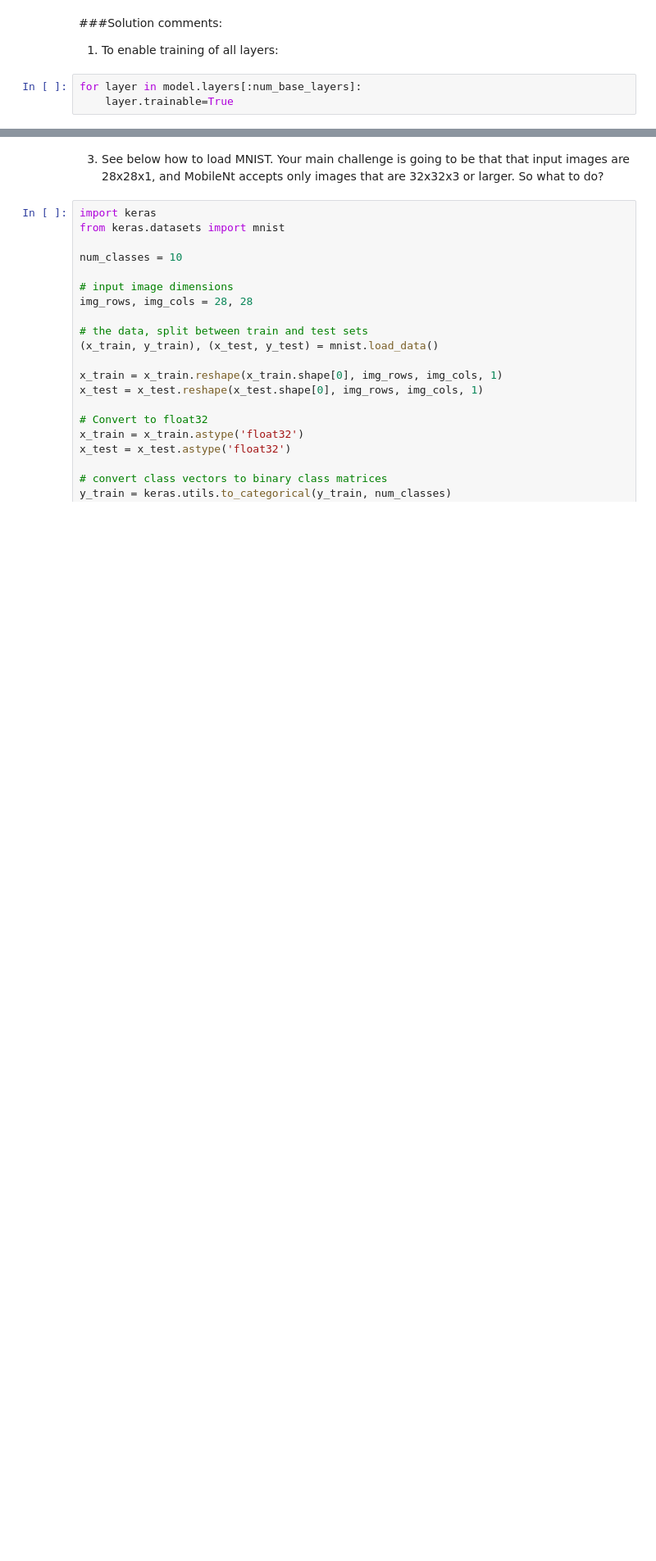
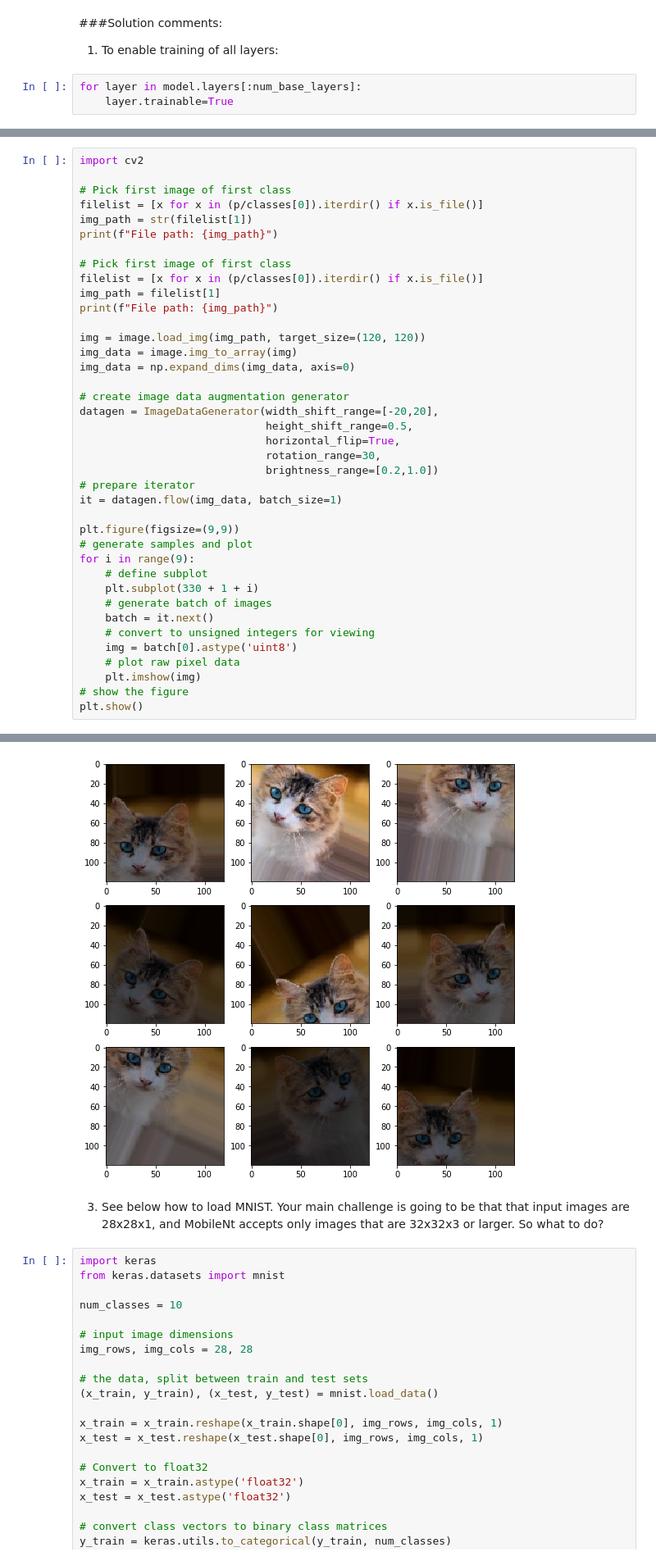
Before and after one commit to aivclab/dlcourse, a Jupyter notebook: Lab2_Solution.ipynb, the cells around one changed output, grey strips where cells are left out. Shown at 82% size. Saved outputs shown, nothing was run; the diff lists cells and outputs as text; blank space fills up the shorter version.

```diff
--- a/Lab2_Solution.ipynb
+++ b/Lab2_Solution.ipynb
@@ -1175,0 +1153,40 @@ datagen = ImageDataGenerator(preprocessing_function=preprocess_input,validation_
+# %%
+import cv2
+
+# Pick first image of first class
+filelist = [x for x in (p/classes[0]).iterdir() if x.is_file()]
+img_path = str(filelist[1])
+print(f"File path: {img_path}")
+
+# Pick first image of first class
+filelist = [x for x in (p/classes[0]).iterdir() if x.is_file()]
+img_path = filelist[1]
+print(f"File path: {img_path}")
+
+img = image.load_img(img_path, target_size=(120, 120))
+img_data = image.img_to_array(img)
+img_data = np.expand_dims(img_data, axis=0)
+
+# create image data augmentation generator
+datagen = ImageDataGenerator(width_shift_range=[-20,20],
+                             height_shift_range=0.5,
+                             horizontal_flip=True,
+                             rotation_range=30,
+                             brightness_range=[0.2,1.0])
+# prepare iterator
+it = datagen.flow(img_data, batch_size=1)
+
+plt.figure(figsize=(9,9))
+# generate samples and plot
+for i in range(9):
+	# define subplot
+	plt.subplot(330 + 1 + i)
+	# generate batch of images
+	batch = it.next()
+	# convert to unsigned integers for viewing
+	img = batch[0].astype('uint8')
+	# plot raw pixel data
+	plt.imshow(img)
+# show the figure
+plt.show()
+# %% [output]
@@ -1176,3 +1195,4 @@ datagen = ImageDataGenerator(preprocessing_function=preprocess_input,validation_
+[figure, added]
 # %% [markdown]
 3. See below how to load MNIST. Your main challenge is going to be that that input images are 28x28x1, and MobileNt accepts only images that are 32x32x3 or larger. So what to do?
 # %%
```
Also changed, not shown: parts of 20 cells of this notebook.
